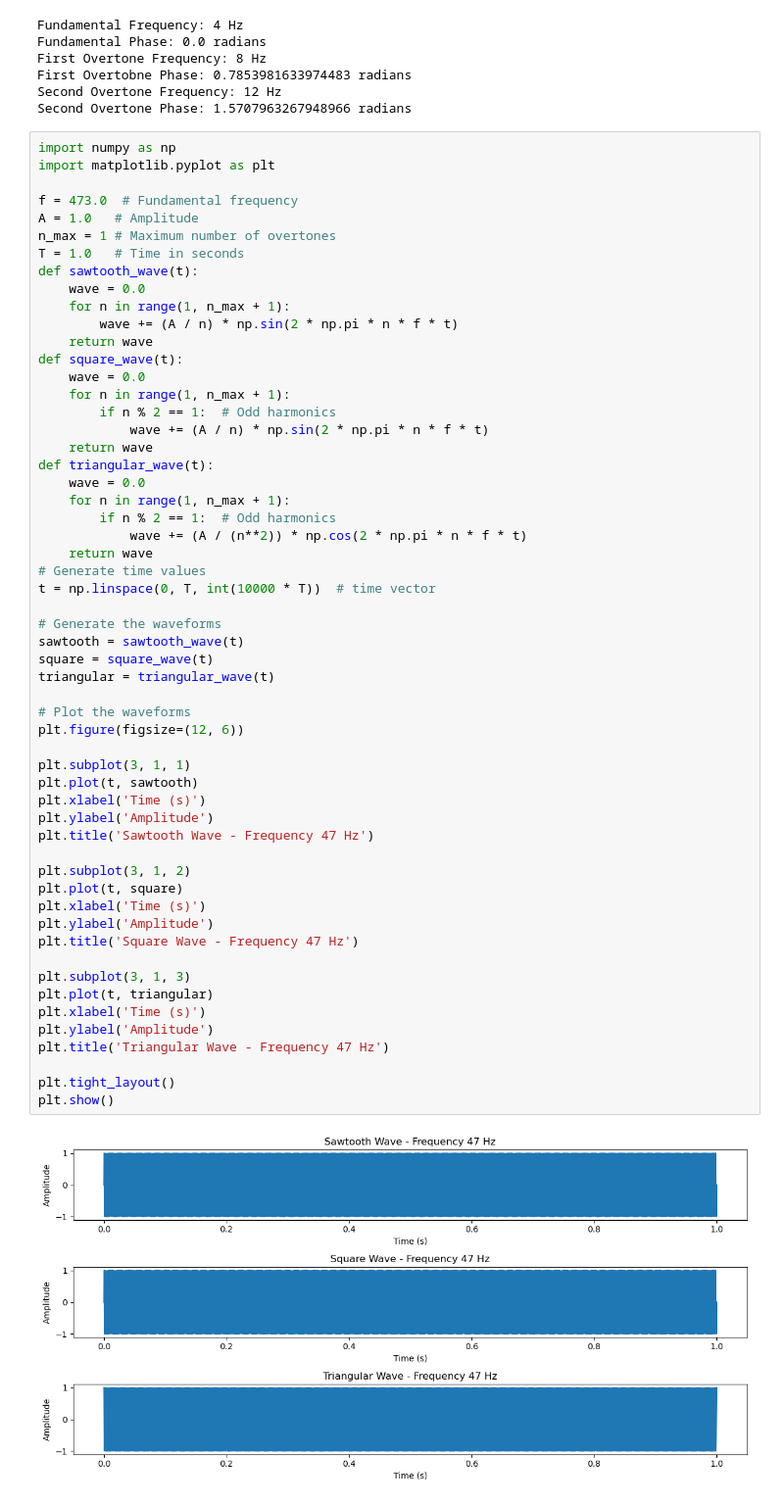
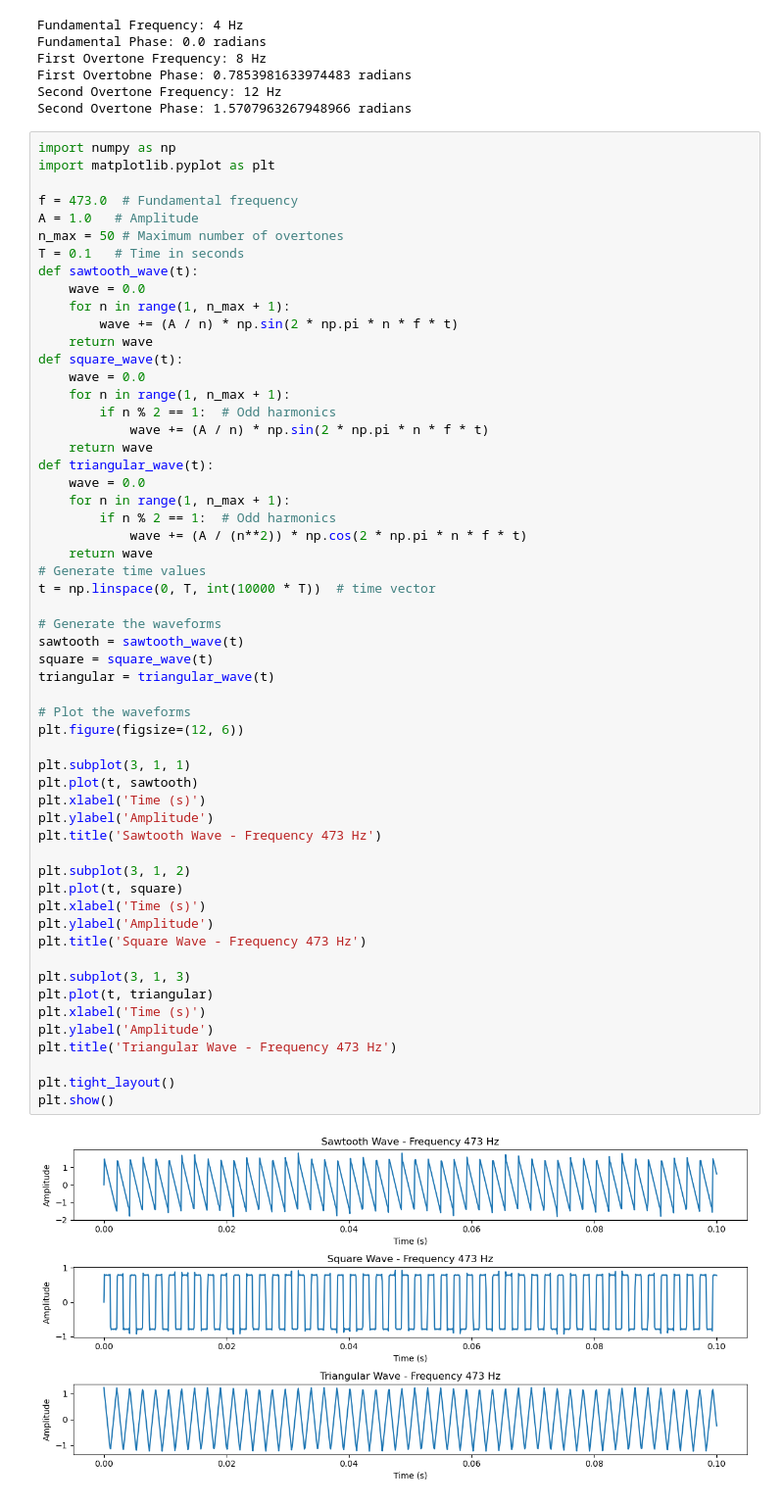
Before and after one commit to addytrunks/EP, a Jupyter notebook: problems.ipynb, the cells around one changed output. Shown: that part at 98% size. Drawn from its saved outputs; the diff is of its cells as text.

Commit message:
changed frequency & time duration

```diff
--- a/problems.ipynb
+++ b/problems.ipynb
@@ -83,8 +83,8 @@ import matplotlib.pyplot as plt
 
 f = 473.0  # Fundamental frequency
 A = 1.0   # Amplitude
-n_max = 1 # Maximum number of overtones
-T = 1.0   # Time in seconds
+n_max = 50 # Maximum number of overtones
+T = 0.1   # Time in seconds
 def sawtooth_wave(t):
     wave = 0.0
     for n in range(1, n_max + 1):
@@ -104,37 +104,37 @@ def triangular_wave(t):
     return wave
 # Generate time values
 t = np.linspace(0, T, int(10000 * T))  # time vector
 
 # Generate the waveforms
 sawtooth = sawtooth_wave(t)
 square = square_wave(t)
 triangular = triangular_wave(t)
 
 # Plot the waveforms
 plt.figure(figsize=(12, 6))
 
 plt.subplot(3, 1, 1)
 plt.plot(t, sawtooth)
 plt.xlabel('Time (s)')
 plt.ylabel('Amplitude')
-plt.title('Sawtooth Wave - Frequency 47 Hz')
+plt.title('Sawtooth Wave - Frequency 473 Hz')
 
 plt.subplot(3, 1, 2)
 plt.plot(t, square)
 plt.xlabel('Time (s)')
 plt.ylabel('Amplitude')
-plt.title('Square Wave - Frequency 47 Hz')
+plt.title('Square Wave - Frequency 473 Hz')
 
 plt.subplot(3, 1, 3)
 plt.plot(t, triangular)
 plt.xlabel('Time (s)')
 plt.ylabel('Amplitude')
-plt.title('Triangular Wave - Frequency 47 Hz')
+plt.title('Triangular Wave - Frequency 473 Hz')
 
 plt.tight_layout()
 plt.show()
 # %% [output]
-[figure, old version]
+[figure, new version]
 # %%
 import numpy as np
 import matplotlib.pyplot as plt
```
Also changed, not shown: parts of 1 cell of this notebook.
